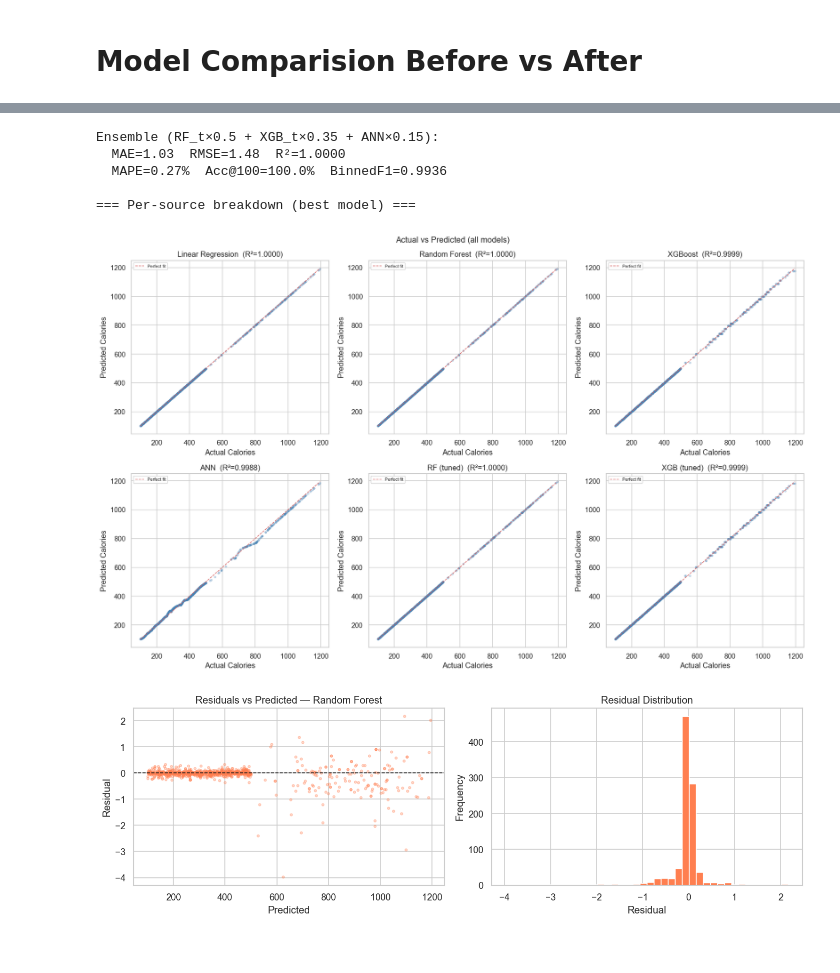
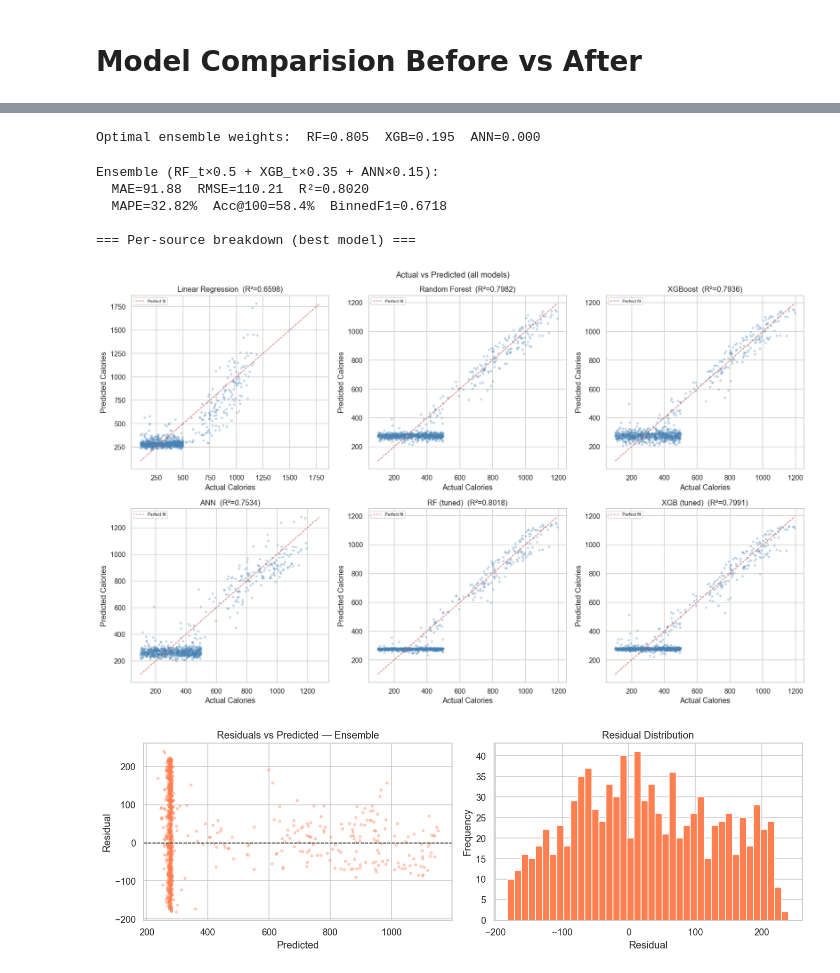
Before and after one commit to heyisula/caloriesense, a Jupyter notebook: train.ipynb, the cells around one changed output, grey strips where cells are left out. Drawn from its saved outputs; the diff is of its cells as text; code cells hidden in the pictures.

Commit message:
Data Leakage Fix
Found a data leakage in the model training pipeline, fixed it using newer method

```diff
--- a/train.ipynb
+++ b/train.ipynb
@@ -1106,7 +1161,7 @@ rf_search = RandomizedSearchCV(
     n_iter=60, cv=5, scoring='r2',
     random_state=42, n_jobs=-1, verbose=1
 )
-rf_search.fit(X_train, y_train)
+rf_search.fit(X_train, y_train, sample_weight=sample_weights)
 print(f'Best RF params: {rf_search.best_params_}')
 print(f'Best CV R²    : {rf_search.best_score_:.4f}')
 rf_tuned = rf_search.best_estimator_
@@ -1151,7 +1206,7 @@ xgb_search = RandomizedSearchCV(
     n_iter=60, cv=5, scoring='r2',
     random_state=42, n_jobs=-1, verbose=1
 )
-xgb_search.fit(X_train, y_train)
+xgb_search.fit(X_train, y_train, sample_weight=sample_weights)
 print(f'Best XGB params: {xgb_search.best_params_}')
 print(f'Best CV R²     : {xgb_search.best_score_:.4f}')
 xgb_tuned = xgb_search.best_estimator_
@@ -1241,10 +1296,32 @@ Best overall: Random Forest  (R² = 1.0)
+# %%
+# Learn optimal ensemble weights via constrained least squares
+from scipy.optimize import minimize
+
+_preds_matrix = np.column_stack([pred_rf_tuned, pred_xgb_tuned, pred_ann])
+_actual = y_test_raw.values
+
+def _neg_r2(w):
+    blended = _preds_matrix @ w
+    ss_res = np.sum((_actual - blended) ** 2)
+    ss_tot = np.sum((_actual - _actual.mean()) ** 2)
+    return ss_res / ss_tot  # minimise 1-R² proxy
+
+_constraints = {'type': 'eq', 'fun': lambda w: w.sum() - 1}
+_bounds = [(0, 1)] * 3
+_w0 = [1/3, 1/3, 1/3]
+_opt = minimize(_neg_r2, _w0, bounds=_bounds, constraints=_constraints)
+w_rf, w_xgb, w_ann = _opt.x
+print(f'Optimal ensemble weights:  RF={w_rf:.3f}  XGB={w_xgb:.3f}  ANN={w_ann:.3f}')
+# %% [output]
+Optimal ensemble weights:  RF=0.805  XGB=0.195  ANN=0.000
 # %%
 # Ensemble with correct weights (best model gets highest weight)
 
+# Ensemble with learned optimal weights
 _rf_p  = pred_rf_tuned  if 'RF (tuned)'  in results else pred_rf
 _xgb_p = pred_xgb_tuned if 'XGB (tuned)' in results else pred_xgb
 
-pred_ensemble = 0.50*_rf_p + 0.35*_xgb_p + 0.15*pred_ann
+pred_ensemble = w_rf*_rf_p + w_xgb*_xgb_p + w_ann*pred_ann
 pred_ensemble = np.clip(pred_ensemble, 0, None)
 
 mae_e  = mean_absolute_error(y_test_raw, pred_ensemble)
@@ -1290,8 +1367,8 @@ if _src is not None:
             print(f'  {label} ({m.sum()} rows): R²={r2_s:.4f}  MAE={mae_s:.1f} cal')
 # %% [output]
 Ensemble (RF_t×0.5 + XGB_t×0.35 + ANN×0.15):
-  MAE=1.03  RMSE=1.48  R²=1.0000
-  MAPE=0.27%  Acc@100=100.0%  BinnedF1=0.9936
+  MAE=91.88  RMSE=110.21  R²=0.8020
+  MAPE=32.82%  Acc@100=58.4%  BinnedF1=0.6718
 
 === Per-source breakdown (best model) ===
 # %%
@@ -1303,34 +1380,37 @@ all_preds = {
     'RF (tuned)'       : pred_rf_tuned,
     'XGB (tuned)'      : pred_xgb_tuned
 }
 
-fig, axes = plt.subplots(2, 3, figsize=(16, 10))
+n_models = len(all_preds)
+n_cols = 3
+n_rows = (n_models + n_cols - 1) // n_cols
+fig, axes = plt.subplots(n_rows, n_cols, figsize=(16, 5 * n_rows))
 axes = axes.flatten()
 for ax, (name, pred) in zip(axes, all_preds.items()):
     ax.scatter(y_test_raw, pred, alpha=0.25, s=8, color='steelblue')
     lims = [min(y_test_raw.min(), pred.min()),
             max(y_test_raw.max(), pred.max())]
     ax.plot(lims, lims, 'r--', linewidth=1, label='Perfect fit')
     r2 = results[name]['R2']
     ax.set_title(f'{name}  (R²={r2:.4f})')
     ax.set_xlabel('Actual Calories'); ax.set_ylabel('Predicted Calories')
     ax.legend(fontsize=7)
 plt.suptitle('Actual vs Predicted (all models)', fontsize=13)
 plt.tight_layout(); plt.show()
 
 # Residual plot for best model
 best_pred_vals = all_preds.get(best_model_name, pred_rf_tuned)
 residuals = y_test_raw.values - best_pred_vals
 fig, axes = plt.subplots(1, 2, figsize=(12, 4))
 axes[0].scatter(best_pred_vals, residuals, alpha=0.3, s=8, color='coral')
 axes[0].axhline(0, color='k', linewidth=1, linestyle='--')
 axes[0].set_title(f'Residuals vs Predicted — {best_model_name}')
 axes[0].set_xlabel('Predicted'); axes[0].set_ylabel('Residual')
 axes[1].hist(residuals, bins=40, color='coral', edgecolor='white')
 axes[1].set_title('Residual Distribution')
 axes[1].set_xlabel('Residual'); axes[1].set_ylabel('Frequency')
 plt.tight_layout(); plt.show()
 # %% [output]
-[figure, old version]
+[figure, new version]
-[figure, old version]
+[figure, new version]
 # %%
```
Also changed, not shown: parts of 24 cells of this notebook, 17 other files.
